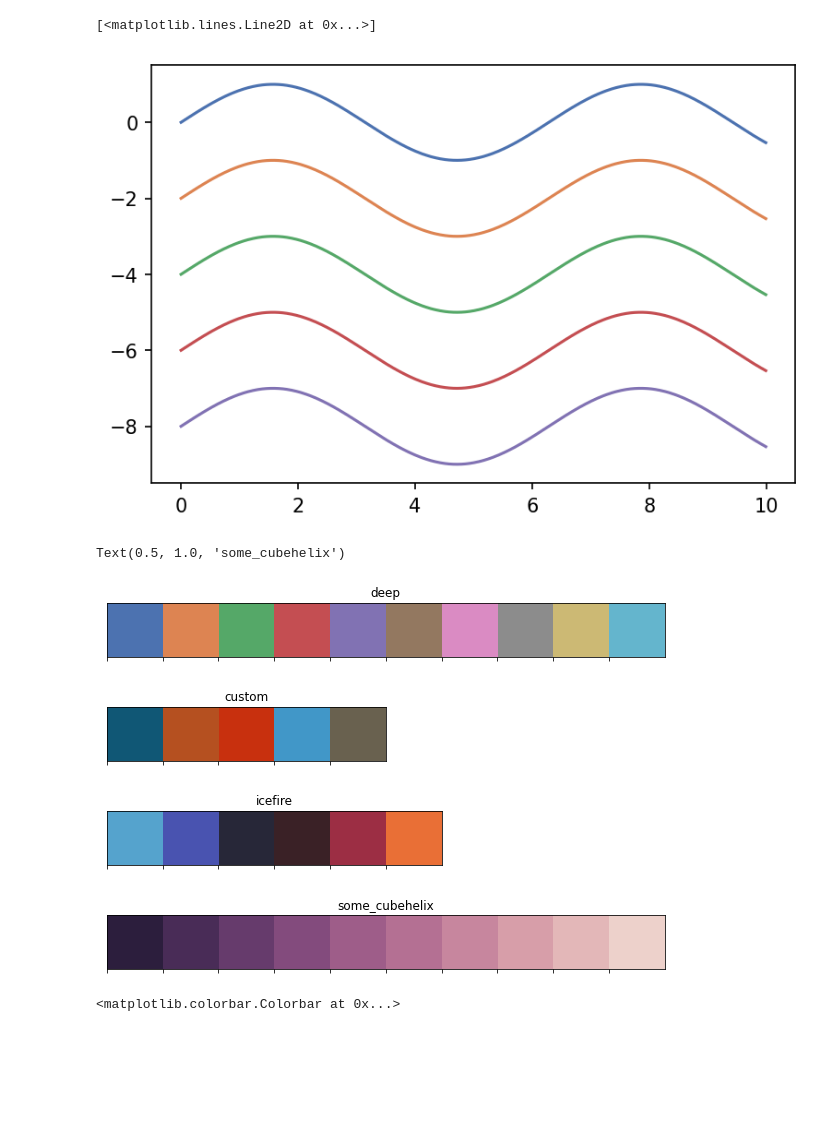
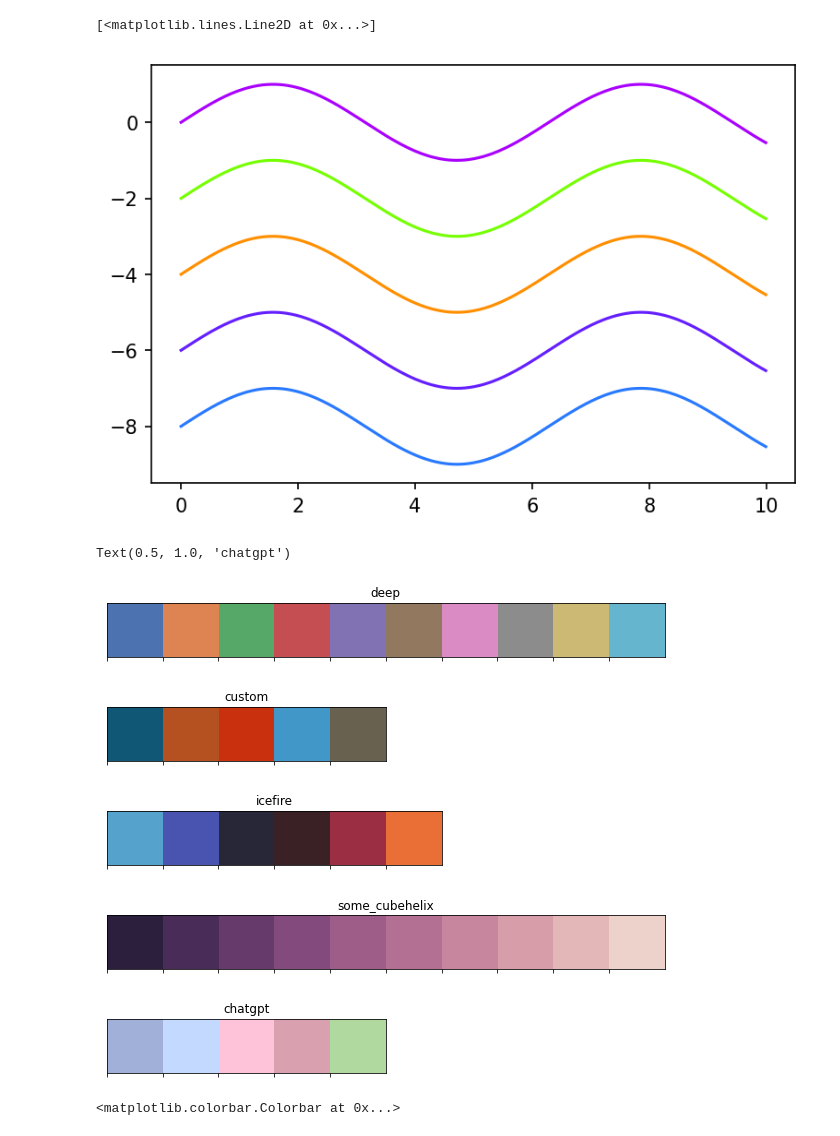
Before and after one commit to grebenyyk/paletting, a Jupyter notebook: colors.ipynb, the cells around one changed output. Drawn from its saved outputs; the diff is of its cells as text; code cells hidden in the pictures; blank space fills up the shorter version.

```diff
--- a/colors.ipynb
+++ b/colors.ipynb
@@ -8,20 +8,23 @@ colors1 = sns.color_palette('deep') # almost default matplotlib but better
 colors2 = sns.color_palette(['#105775',"#b55020","#c8300e","#4197c8","#69614f"]) # super nice subtle colors
 colors3 = sns.color_palette('icefire') # nice and subtle
 colors4 = sns.cubehelix_palette(n_colors=10, start=0, rot=0.4, gamma=1.0, hue=0.8, light=0.85, dark=0.15, reverse=True, as_cmap=False)
+colors5 = sns.color_palette(["#A0B0D9", "#C3D9FF", "#FFC3D9", "#D9A0B0", "#B0D9A0"]) # something bland from ChatGPT
+
+colors6 = sns.color_palette(["#aa00ff", "#76ff03", "#ff8f00", "#651fff", "#2979ff"])
 # %%
 %matplotlib inline
 fig, ax = plt.subplots()
 fig.set_dpi(150)
-ax.set_prop_cycle(color=colors1)
+ax.set_prop_cycle(color=colors6)
 x = np.arange(0,10,0.01)
 plt.plot(x, np.sin(x))
 plt.plot(x, np.sin(x)-2)
 plt.plot(x, np.sin(x)-4)
 plt.plot(x, np.sin(x)-6)
 plt.plot(x, np.sin(x)-8)
 # %% [output]
 [<matplotlib.lines.Line2D at 0x...>]
-[figure, old version]
+[figure, new version]
 # %%
 %matplotlib inline
 sns.palplot(colors1)
@@ -35,12 +38,16 @@ plt.title('icefire')
 
 sns.palplot(colors4)
 plt.title('some_cubehelix')
+
+sns.palplot(colors5)
+plt.title('chatgpt')
 # %% [output]
-Text(0.5, 1.0, 'some_cubehelix')
+Text(0.5, 1.0, 'chatgpt')
 [figure]
 [figure]
 [figure]
 [figure]
+[figure, added]
 # %%
 %matplotlib inline
 fig, ((ax1, ax2), (ax3, ax4)) = plt.subplots(figsize=(6, 5), ncols=2, nrows=2)
```
